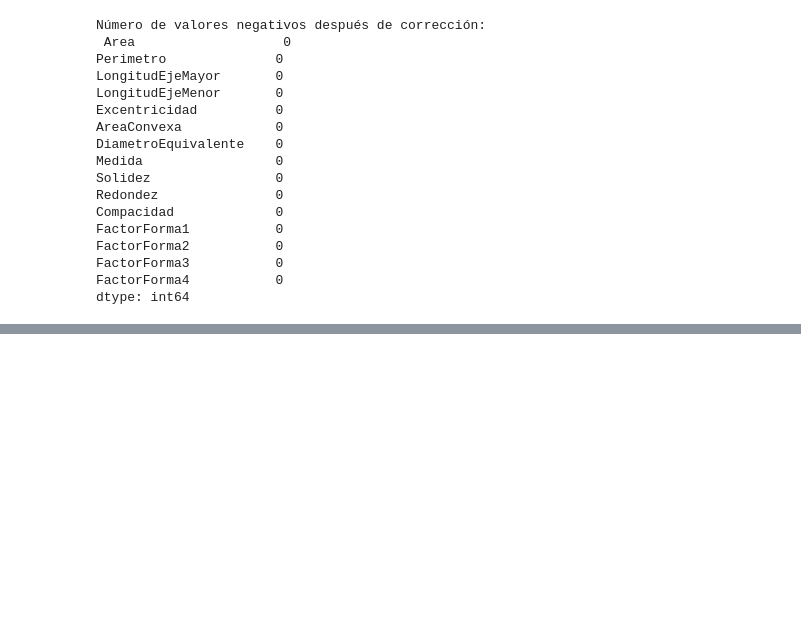
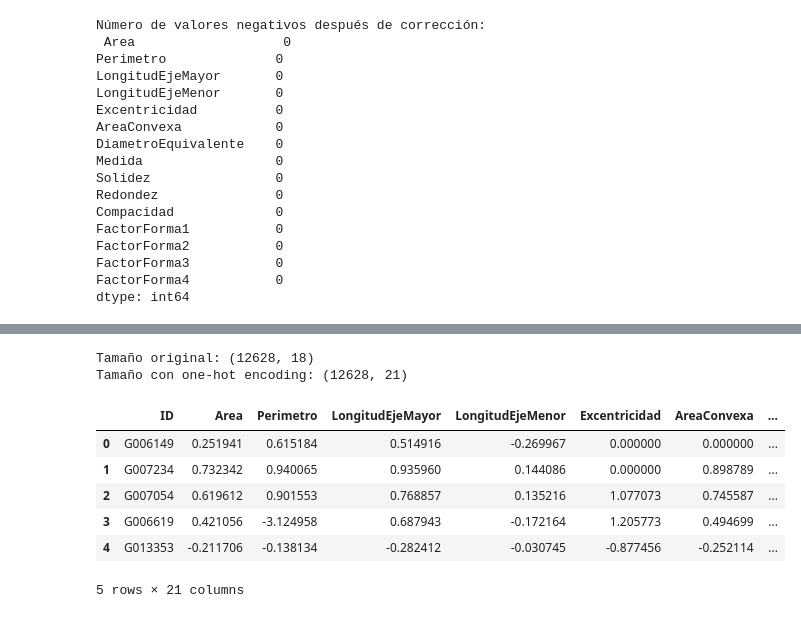
Before and after one commit to LuigiEnLaCasa/LaboratoriosBI, a Jupyter notebook: Laboratorio2/lab2.ipynb, the cells around one changed output, grey strips where cells are left out. Drawn from its saved outputs; the diff is of its cells as text; code cells hidden in the pictures; blank space fills up the shorter version.

```diff
--- a/Laboratorio2/lab2.ipynb
+++ b/Laboratorio2/lab2.ipynb
@@ -760,0 +792,19 @@ cleanData[num_cols].head()
+# %%
+# One-Hot Encoding con pandas
+categoricas = ["RelacionAspecto", "MétodoSecado"]
+
+cleanDataEncoded = pd.get_dummies(cleanData, columns=categoricas, drop_first=False)
+
+print("Tamaño original:", cleanData.shape)
+print("Tamaño con one-hot encoding:", cleanDataEncoded.shape)
+display(cleanDataEncoded.head())
+# %% [output]
+Tamaño original: (12628, 18)
+Tamaño con one-hot encoding: (12628, 21)
+|  | ID | Area | Perimetro | LongitudEjeMayor | LongitudEjeMenor | Excentricidad | AreaConvexa | ... |
+| 0 | G006149 | 0.251941 | 0.615184 | 0.514916 | -0.269967 | 0.000000 | 0.000000 | ... |
+| 1 | G007234 | 0.732342 | 0.940065 | 0.935960 | 0.144086 | 0.000000 | 0.898789 | ... |
+| 2 | G007054 | 0.619612 | 0.901553 | 0.768857 | 0.135216 | 1.077073 | 0.745587 | ... |
+| 3 | G006619 | 0.421056 | -3.124958 | 0.687943 | -0.172164 | 1.205773 | 0.494699 | ... |
+| 4 | G013353 | -0.211706 | -0.138134 | -0.282412 | -0.030745 | -0.877456 | -0.252114 | ... |
+5 rows × 21 columns
```
Also changed, not shown: parts of 8 cells of this notebook.
